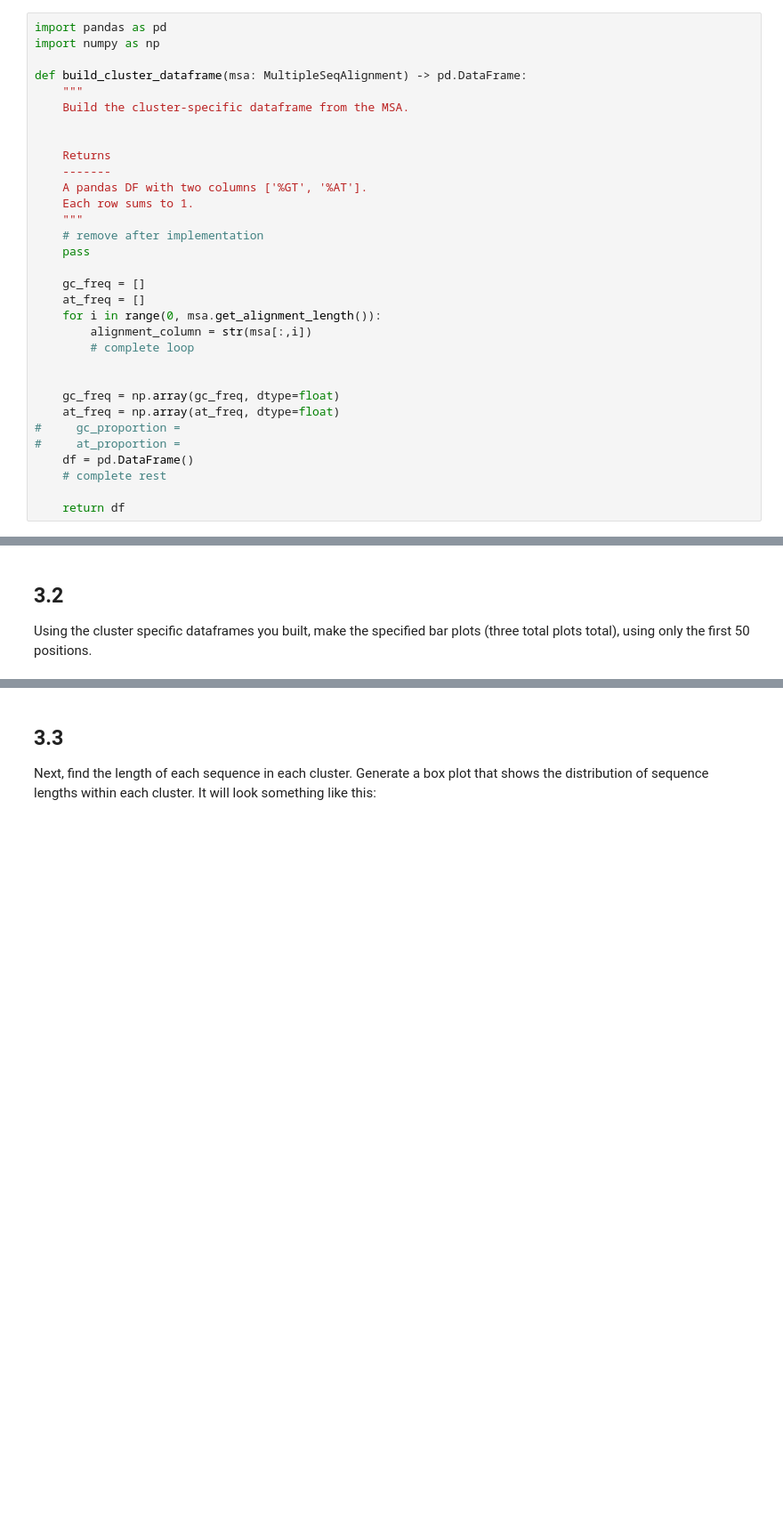
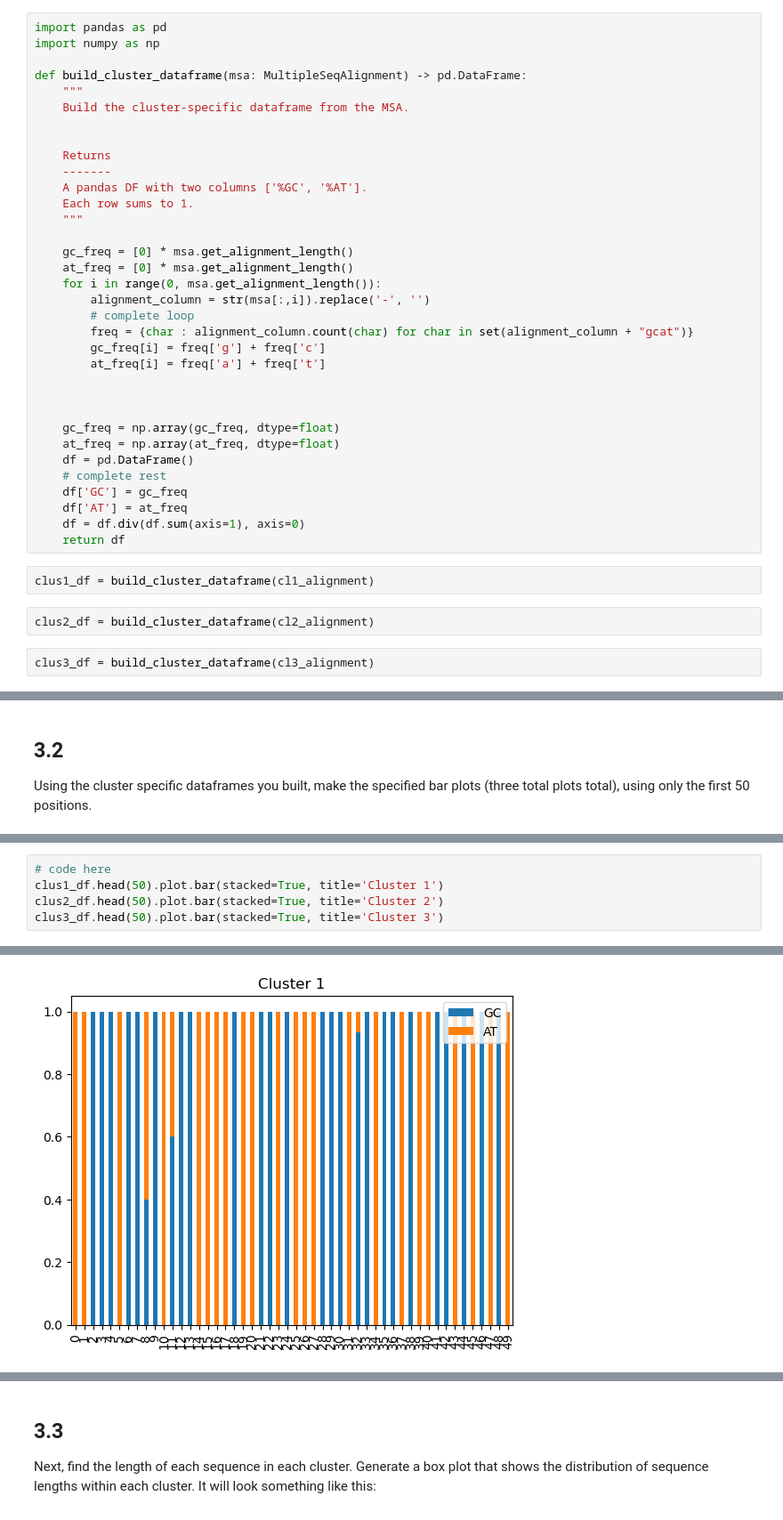
Before and after one commit to LegitGopnik/BioE131-lab7, a Jupyter notebook: assignment.ipynb, the cells around one changed output, grey strips where cells are left out. Shown: that part at 89% size. Cells and saved outputs as stored; diff of their text form; blank space fills up the shorter version.

```diff
--- a/assignment.ipynb
+++ b/assignment.ipynb
@@ -217,24 +337,32 @@ def build_cluster_dataframe(msa: MultipleSeqAlignment) -> pd.DataFrame:
 
     Returns
     -------
-    A pandas DF with two columns ['%GT', '%AT'].
+    A pandas DF with two columns ['%GC', '%AT'].
     Each row sums to 1.
     """
-    # remove after implementation
-    pass
 
-    gc_freq = []
-    at_freq = []
+    gc_freq = [0] * msa.get_alignment_length()
+    at_freq = [0] * msa.get_alignment_length()
     for i in range(0, msa.get_alignment_length()):
-        alignment_column = str(msa[:,i])
+        alignment_column = str(msa[:,i]).replace('-', '')
         # complete loop
+        freq = {char : alignment_column.count(char) for char in set(alignment_column + "gcat")}
+        gc_freq[i] = freq['g'] + freq['c']
+        at_freq[i] = freq['a'] + freq['t']
+
 
 
     gc_freq = np.array(gc_freq, dtype=float)
     at_freq = np.array(at_freq, dtype=float)
-#     gc_proportion =
-#     at_proportion =
     df = pd.DataFrame()
     # complete rest
-
+    df['GC'] = gc_freq
+    df['AT'] = at_freq
+    df = df.div(df.sum(axis=1), axis=0)
     return df
+# %%
+clus1_df = build_cluster_dataframe(cl1_alignment)
+# %%
+clus2_df = build_cluster_dataframe(cl2_alignment)
+# %%
+clus3_df = build_cluster_dataframe(cl3_alignment)
@@ -246,0 +421,6 @@ Using the cluster specific dataframes you built, make the specified bar plots (t
+# %%
+# code here
+clus1_df.head(50).plot.bar(stacked=True, title='Cluster 1')
+clus2_df.head(50).plot.bar(stacked=True, title='Cluster 2')
+clus3_df.head(50).plot.bar(stacked=True, title='Cluster 3')
+# %% [output]
@@ -246,0 +428 @@ Using the cluster specific dataframes you built, make the specified bar plots (t
+[figure, added]
```
Also changed, not shown: parts of 29 cells of this notebook, 2 other files.
